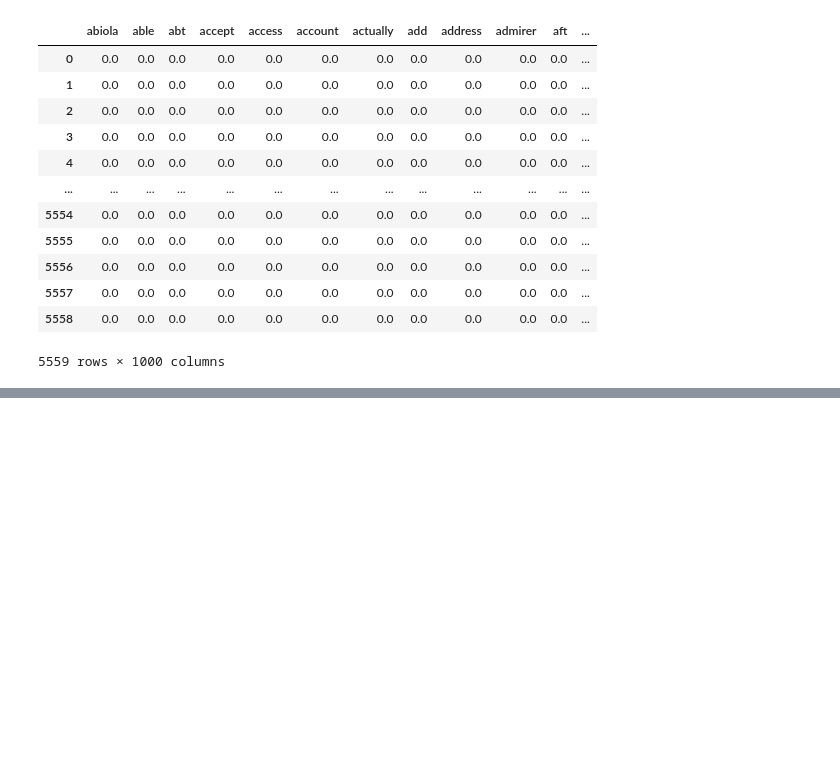
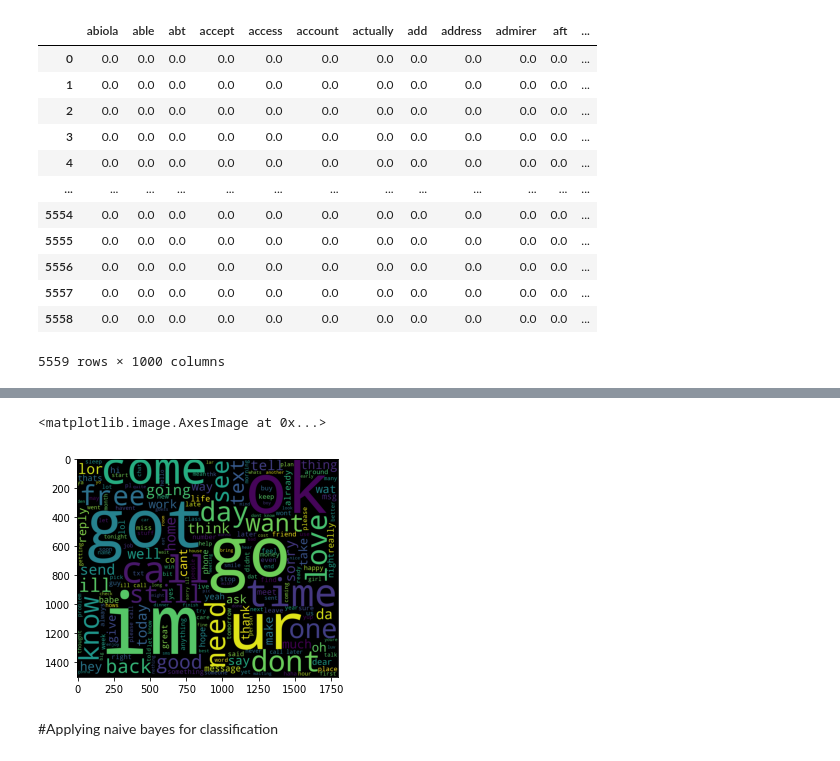
Before and after one commit to vidjaydas/Data_Science_Python, a Jupyter notebook: Reviews_classification_Naive_Bayes.ipynb, the cells around one changed output, grey strips where cells are left out. Saved outputs shown, nothing was run; the diff lists cells and outputs as text; code cells hidden in the pictures; blank space fills up the shorter version.

```diff
--- a/Reviews_classification_Naive_Bayes.ipynb
+++ b/Reviews_classification_Naive_Bayes.ipynb
@@ -175,0 +295,15 @@ df
+# %%
+string_Total = ' '.join(data['text'])
+# %%
+#Wordcloud for entire corpus
+from wordcloud import WordCloud
+wordcloud_stw = WordCloud(
+                background_color = 'black',
+                width = 1800,
+                height = 1500).generate(string_Total)
+plt.imshow(wordcloud_stw)
+# %% [output]
+<matplotlib.image.AxesImage at 0x...>
+[figure, added]
+# %% [markdown]
+#Applying naive bayes for classification
```
Also changed, not shown: parts of 30 cells of this notebook.
